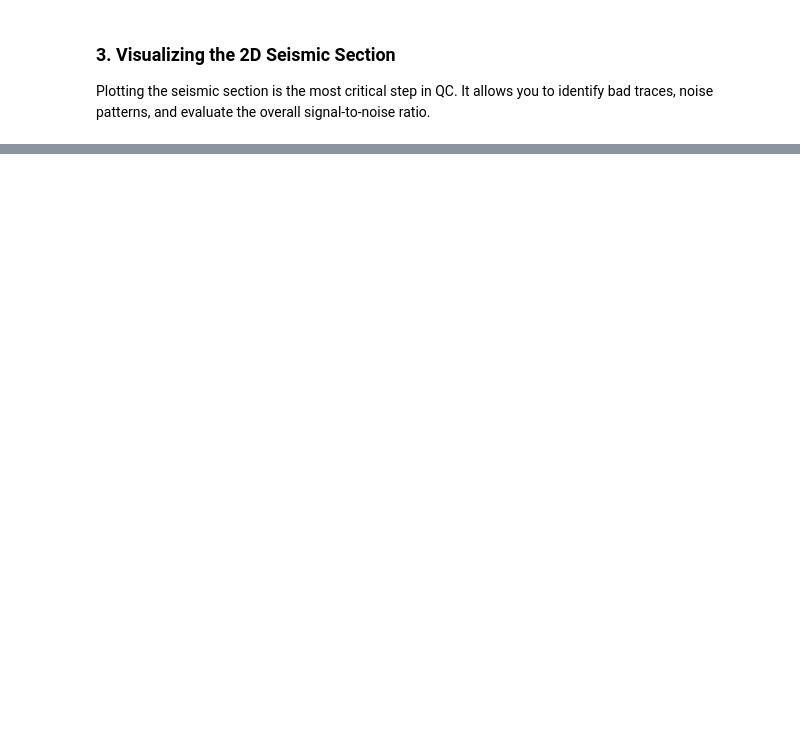
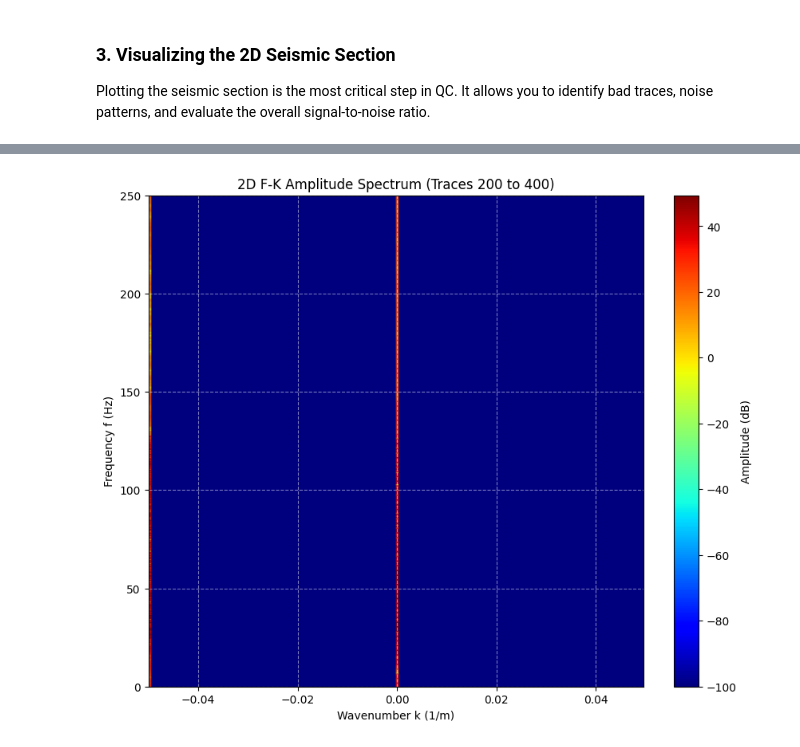
Before and after one commit to JacekDrzycimski/6tunnel, a Jupyter notebook: 2D_segy_QC_1.ipynb, the cells around one changed output, grey strips where cells are left out. Drawn from its saved outputs; the diff is of its cells as text; code cells hidden in the pictures; blank space fills up the shorter version.

```diff
--- a/2D_segy_QC_1.ipynb
+++ b/2D_segy_QC_1.ipynb
@@ -107,0 +241,47 @@ plot_2d_seismic(segy_filepath)
+# %%
+import numpy as np
+import matplotlib.pyplot as plt
+import segyio
+
+def plot_fk_spectrum(segy_path, start_trace=200, end_trace=400, dt=0.002, dx=10.0):
+    try:
+        with segyio.open(segy_path, ignore_geometry=True) as segyfile:
+            # Read block of traces explicitly casting to a list
+            traces = list(segyfile.trace[start_trace:end_trace])
+            seismic_data = np.array(traces).T  # Shape: (samples, traces)
+
+        nt, nx = seismic_data.shape
+
+        # 2D Fast Fourier Transform
+        # np.fft.fft2 computes the 2D transform, and fftshift moves the zero-frequencies to the center
+        fk_data = np.fft.fftshift(np.fft.fft2(seismic_data))
+
+        # Compute amplitude spectrum in Decibels (dB) for enhanced visualization contrast
+        amplitude_spectrum = 20 * np.log10(np.abs(fk_data) + 1e-5)
+
+        # Calculate coordinate axes for F-K plot
+        frequencies = np.fft.fftshift(np.fft.fftfreq(nt, d=dt))
+        wavenumbers = np.fft.fftshift(np.fft.fftfreq(nx, d=dx))
+
+        # Plotting
+        plt.figure(figsize=(10, 8))
+        im = plt.imshow(amplitude_spectrum, cmap='jet', aspect='auto',
+                        extent=[wavenumbers[0], wavenumbers[-1], frequencies[0], frequencies[-1]])
+
+        plt.title(f"2D F-K Amplitude Spectrum (Traces {start_trace} to {end_trace})")
+        plt.xlabel("Wavenumber k (1/m)")
+        plt.ylabel("Frequency f (Hz)")
+        plt.colorbar(im, label="Amplitude (dB)")
+
+        # Typically we only inspect positive frequencies because the signal is real-valued
+        plt.ylim(0, 1.0 / (2 * dt))  # Nyquist frequency limit
+        plt.grid(True, color='white', linestyle='--', alpha=0.5)
+        plt.show()
+
+    except Exception as e:
+        print(f"Error generating F-K spectrum: {e}")
+
+# Run the F-K spectrum analysis with sample interval dt = 2.0 ms (0.002 s) and trace spacing dx = 10.0 m
+plot_fk_spectrum(active_segy_filepath, start_trace=200, end_trace=400, dt=0.002, dx=10.0)
+# %% [output]
+[figure, added]
```
Also changed, not shown: parts of 19 cells of this notebook.
